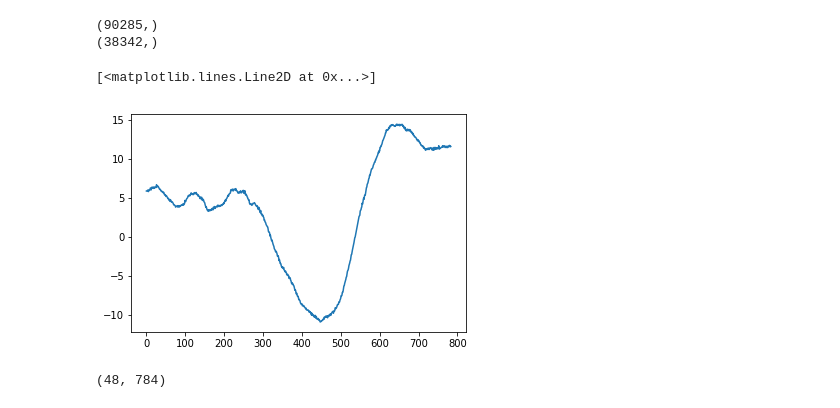
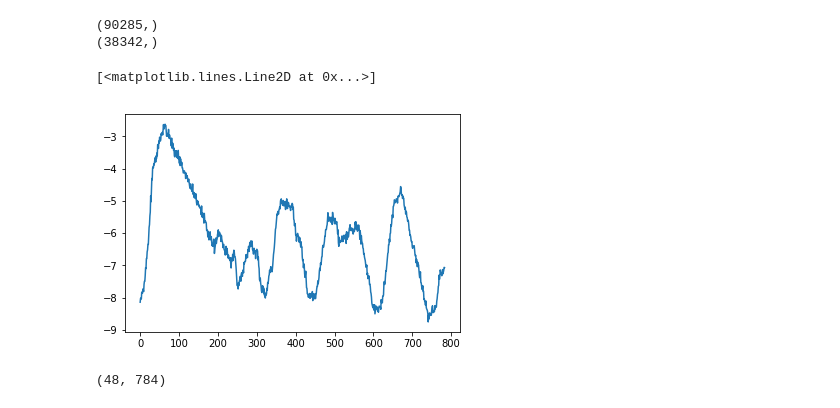
Before and after one commit to lvboodvl/anomaly_detection_sync, a Jupyter notebook: data_gen_new.ipynb, the cells around one changed output. Saved outputs shown, nothing was run; the diff lists cells and outputs as text; code cells hidden in the pictures.

```diff
--- a/data_gen_new.ipynb
+++ b/data_gen_new.ipynb
@@ -29,10 +29,10 @@ col_2 = len(TE_gps)//span
 TE_bbu = np.reshape(TE_bbu[:col_1*span],(col_1,span))
 TE_gps = np.reshape(TE_gps[:col_2*span],(col_2,span))
 # %%
-plt.plot(TE_bbu[25])
+plt.plot(TE_bbu[16])
 # %% [output]
 [<matplotlib.lines.Line2D at 0x...>]
-[figure, old version]
+[figure, new version]
 # %%
 print(np.shape(TE_gps))
 # %% [output]
```
Also changed, not shown: parts of 8 cells of this notebook, 7 other files.
